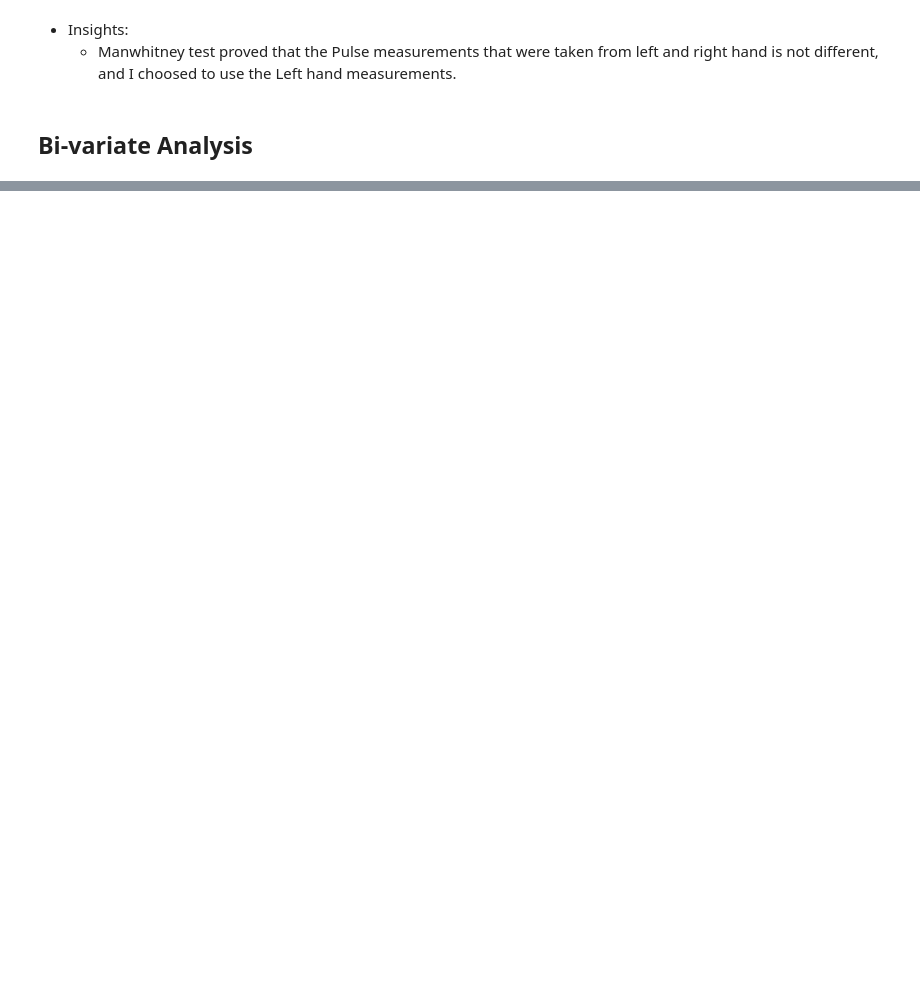
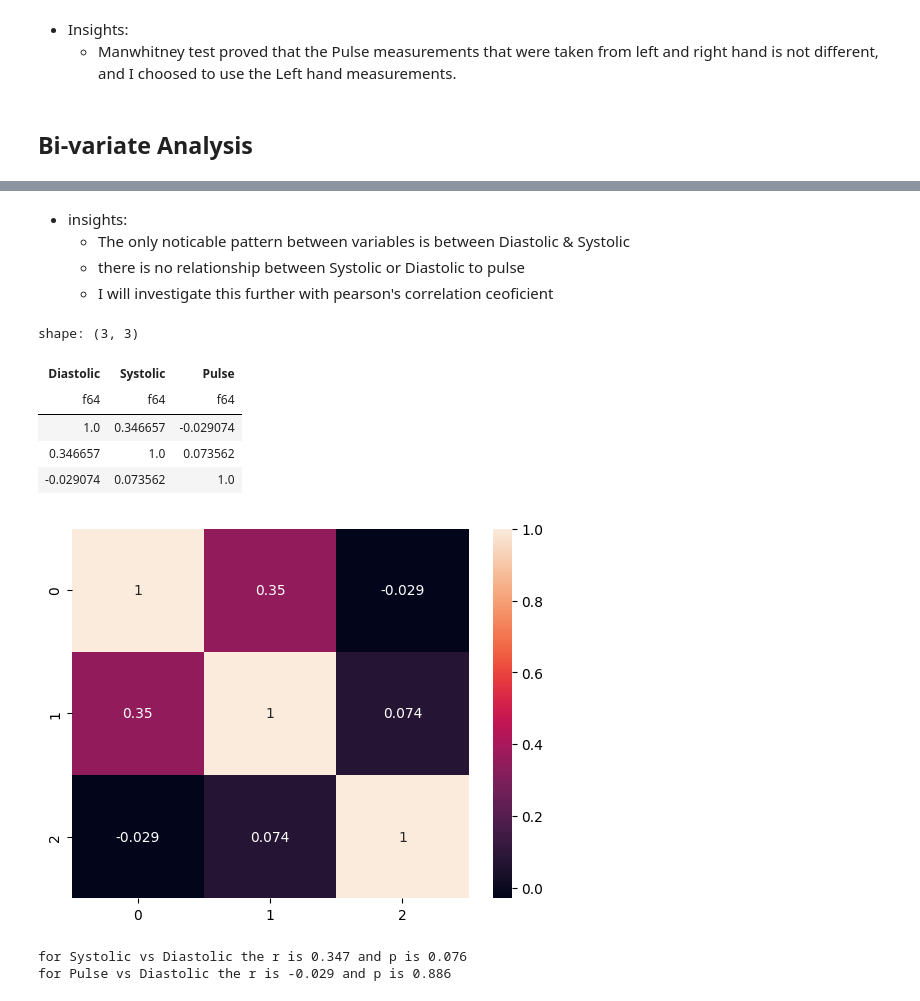
Before and after one commit to pouniq/BloodPressure_Analytics, a Jupyter notebook: Notebooks/EDA.ipynb, the cells around one changed output, grey strips where cells are left out. Cells and saved outputs as stored; diff of their text form; code cells hidden in the pictures; blank space fills up the shorter version.

```diff
--- a/Notebooks/EDA.ipynb
+++ b/Notebooks/EDA.ipynb
@@ -463,0 +468,25 @@ data
+# %% [markdown]
+- insights:
+    - The only noticable pattern between variables is between Diastolic & Systolic
+    - there is no relationship between Systolic or Diastolic to pulse
+    - I will investigate this further with pearson's correlation ceoficient
+# %%
+cor = df[num_cols].corr()
+sns.heatmap(cor, annot=True)
+cor
+# %% [output]
+shape: (3, 3)
+| Diastolic | Systolic | Pulse |
+| f64 | f64 | f64 |
+| 1.0 | 0.346657 | -0.029074 |
+| 0.346657 | 1.0 | 0.073562 |
+| -0.029074 | 0.073562 | 1.0 |
+[figure, added]
+# %%
+for col in num_cols:
+    if col != 'Diastolic':
+        r, p = pearsonr(df[col] ,df['Diastolic'])
+        print(f'for {col} vs Diastolic the r is {r:.3f} and p is {p:.3f}')
+# %% [output]
+for Systolic vs Diastolic the r is 0.347 and p is 0.076
+for Pulse vs Diastolic the r is -0.029 and p is 0.886
```
Also changed, not shown: parts of 28 cells of this notebook, 2 other files.
